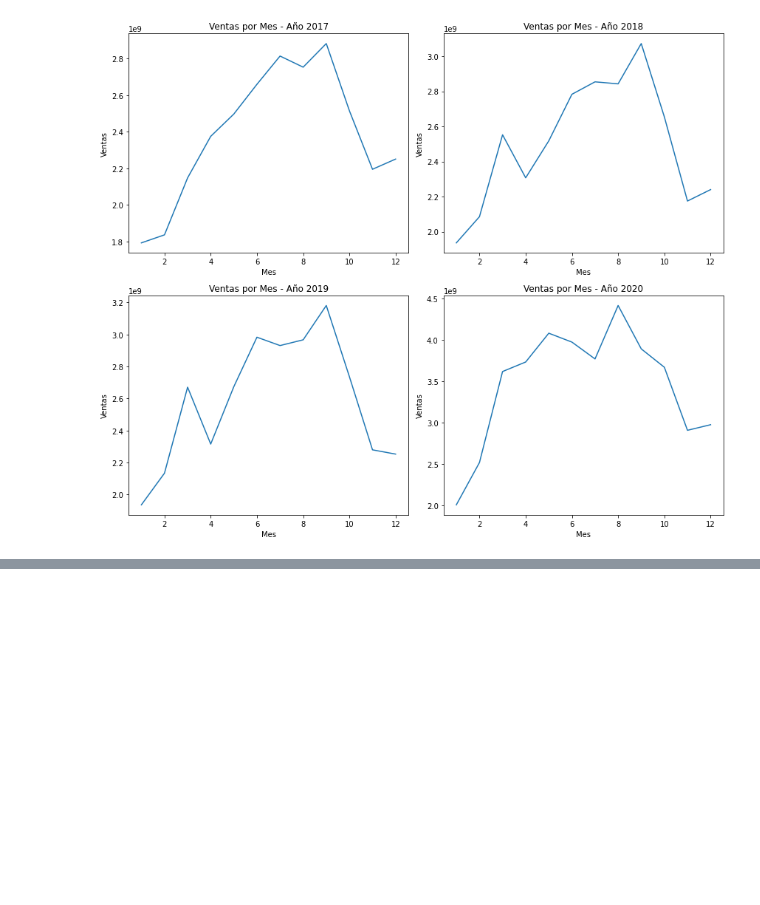
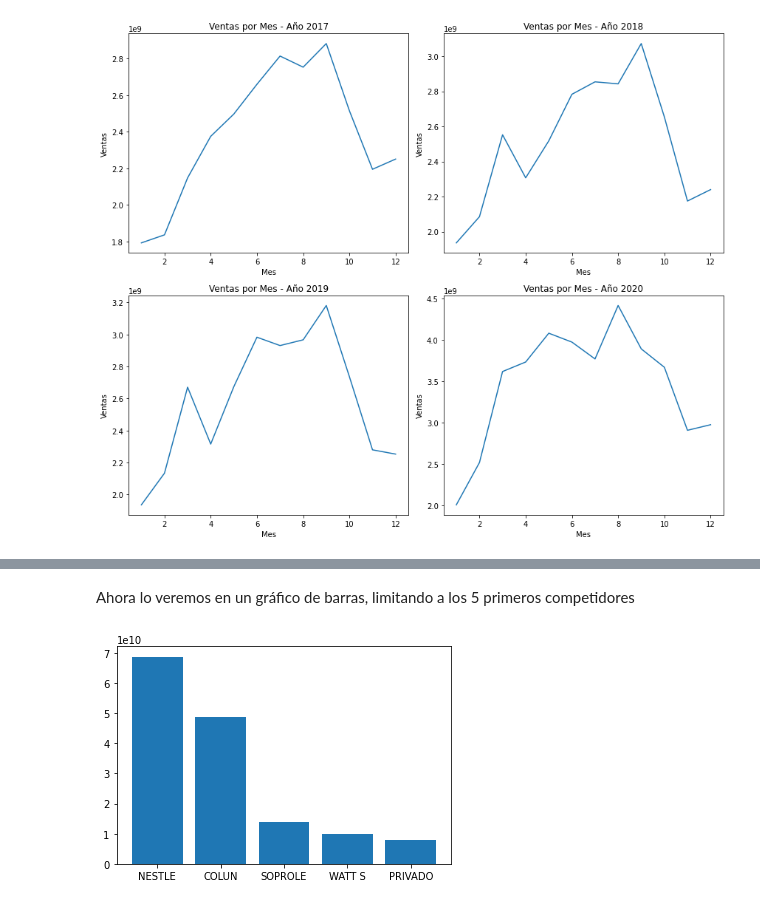
Before and after one commit to mariosanchez5/proyecto_manjar, a Jupyter notebook: 2.Análisis industria.ipynb, the cells around one changed output, grey strips where cells are left out. Saved outputs shown, nothing was run; the diff lists cells and outputs as text; code cells hidden in the pictures; blank space fills up the shorter version.

```diff
--- a/2.Análisis industria.ipynb
+++ b/2.Análisis industria.ipynb
@@ -3,7 +3,7 @@ Cargamos e importamos los datos
 # %%
 import pandas as pd
 import matplotlib.pyplot as plt
-df = pd.read_excel('/Users/mariosanchez/Desktop/Jupiter Manjar/Base de datos de Manjar.xlsx')
+df = pd.read_excel('/Users/mariosanchez/Desktop/Proyecto_Manjar/Base de datos de Manjar.xlsx')
 df.head()
 # %% [output]
 |  | agno | mes | upc | descri_item | Vta_Uni | Vta_Pesos | Vta_Kg | EMPRESA | categoria | fabricante | ... |
@@ -77,0 +120,9 @@ plt.show()
+# %% [markdown]
+Ahora lo veremos en un gráfico de barras, limitando a los 5 primeros competidores
+# %%
+vta_fab = df.groupby('fabricante')['Vta_Pesos'].sum().sort_values(ascending=False).head(5)
+fig, ax = plt.subplots()
+ax.bar(vta_fab.index, vta_fab.values)
+plt.show()
+# %% [output]
+[figure, added]
```
Also changed, not shown: parts of 14 cells of this notebook, 1 other file.
